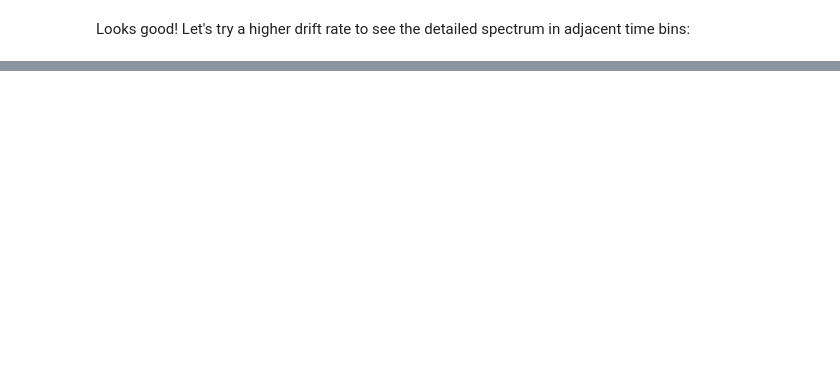
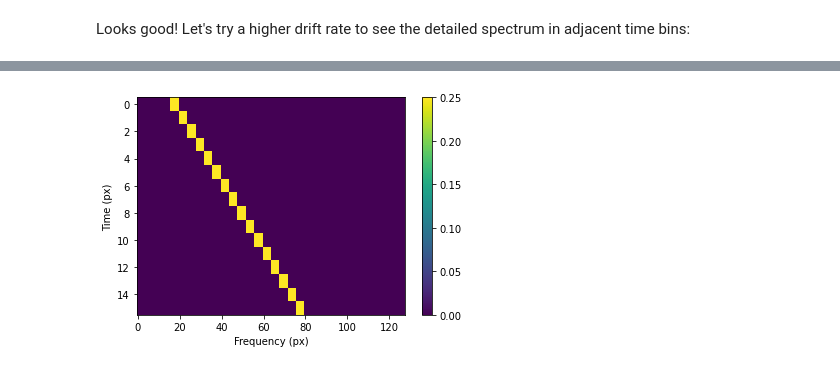
Before and after one commit to bbrzycki/setigen, a Jupyter notebook: jupyter-notebooks/spectrogram/doppler_smearing.ipynb, the cells around one changed output, grey strips where cells are left out. Cells and saved outputs as stored; diff of their text form; code cells hidden in the pictures; blank space fills up the shorter version.

```diff
--- a/jupyter-notebooks/spectrogram/doppler_smearing.ipynb
+++ b/jupyter-notebooks/spectrogram/doppler_smearing.ipynb
@@ -105,0 +168,15 @@ Another difficulty is that this analytic solution only works for linearly drifti
+# %%
+drift_factor = 4
+
+fr = stg.Frame(shape=(16, 128))
+drift_rate = drift_factor * fr.unit_drift_rate
+fr.add_signal(stg.constant_path(f_start=fr.get_frequency(16),
+                                drift_rate=drift_rate),
+              stg.constant_t_profile(level=1),
+              stg.box_f_profile(width=fr.df),
+              doppler_smearing=True,
+              smearing_subsamples=drift_factor)
+fr.plot()
+plt.show()
+# %% [output]
+[figure, added]
```
Also changed, not shown: parts of 17 cells of this notebook, 2 other files.
